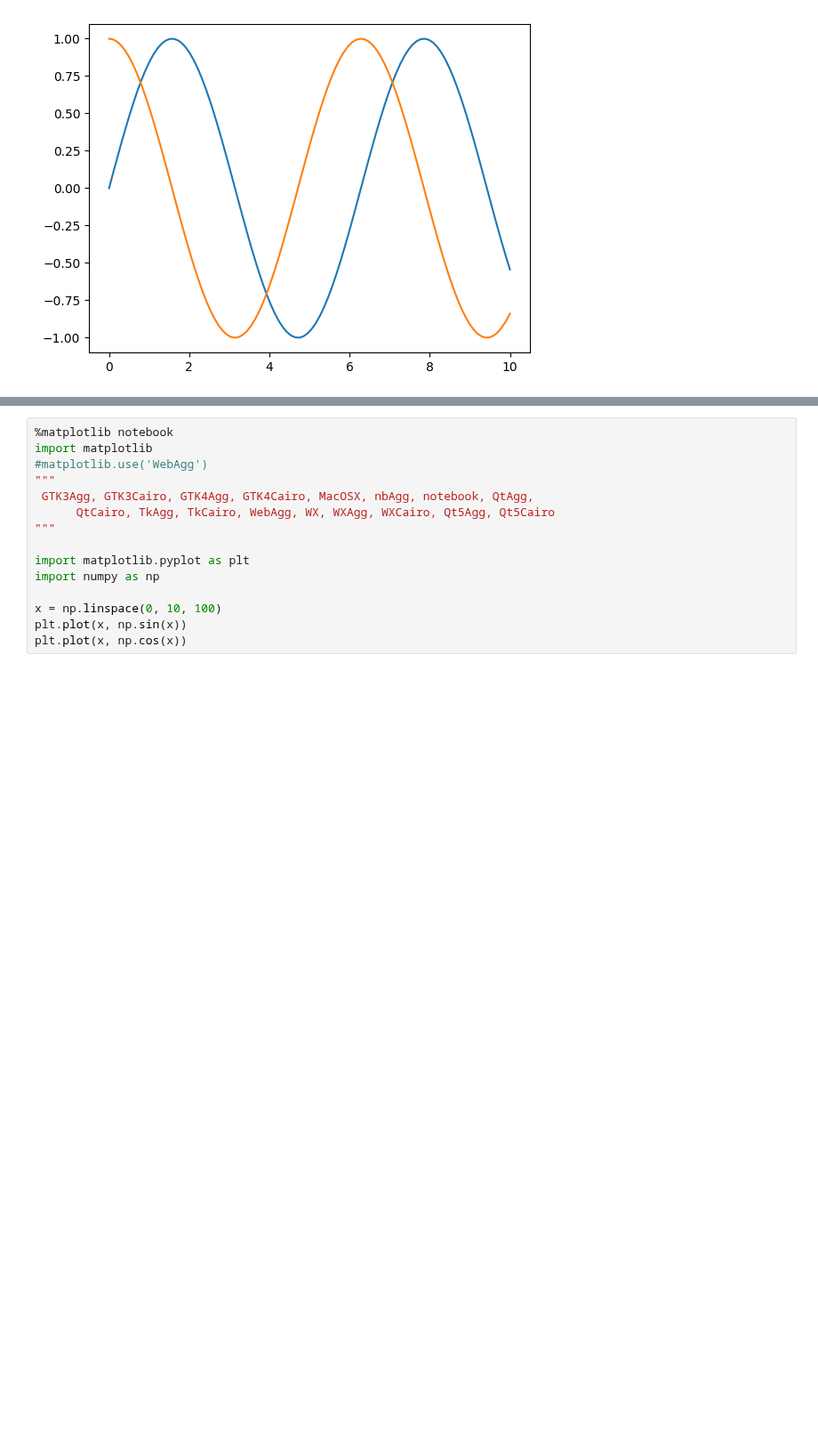
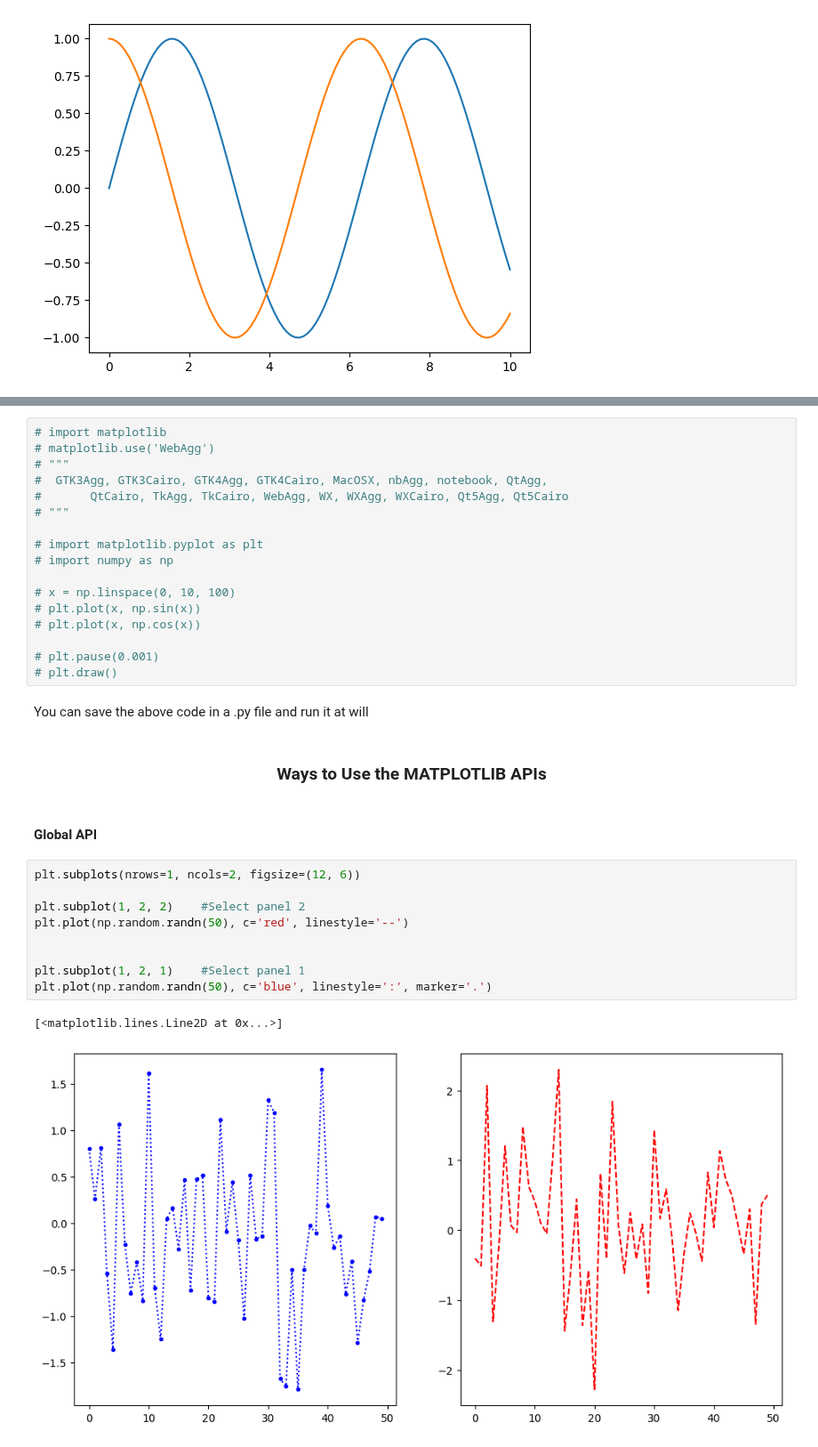
Before and after one commit to Kereophillus/Data_Analysis, a Jupyter notebook: notebooks/10.Matplotlib.ipynb, the cells around one changed output, grey strips where cells are left out. Shown at 89% size. Saved outputs shown, nothing was run; the diff lists cells and outputs as text; blank space fills up the shorter version.

```diff
--- a/notebooks/10.Matplotlib.ipynb
+++ b/notebooks/10.Matplotlib.ipynb
@@ -12,15 +33,35 @@ plt.plot(x, np.cos(x))
 # %%
-%matplotlib notebook
-import matplotlib
-#matplotlib.use('WebAgg')
-"""
- GTK3Agg, GTK3Cairo, GTK4Agg, GTK4Cairo, MacOSX, nbAgg, notebook, QtAgg,
-      QtCairo, TkAgg, TkCairo, WebAgg, WX, WXAgg, WXCairo, Qt5Agg, Qt5Cairo
-"""
+# import matplotlib
+# matplotlib.use('WebAgg')
+# """
+#  GTK3Agg, GTK3Cairo, GTK4Agg, GTK4Cairo, MacOSX, nbAgg, notebook, QtAgg,
+#       QtCairo, TkAgg, TkCairo, WebAgg, WX, WXAgg, WXCairo, Qt5Agg, Qt5Cairo
+# """
 
-import matplotlib.pyplot as plt
-import numpy as np
+# import matplotlib.pyplot as plt
+# import numpy as np
 
-x = np.linspace(0, 10, 100)
-plt.plot(x, np.sin(x))
-plt.plot(x, np.cos(x))
+# x = np.linspace(0, 10, 100)
+# plt.plot(x, np.sin(x))
+# plt.plot(x, np.cos(x))
+
+# plt.pause(0.001)
+# plt.draw()
+# %% [markdown]
+You can save the above code in a .py file and run it at will
+# %% [markdown]
+### <center> Ways to Use the MATPLOTLIB APIs</center>
+# %% [markdown]
+#### Global API
+# %%
+plt.subplots(nrows=1, ncols=2, figsize=(12, 6))
+
+plt.subplot(1, 2, 2)    #Select panel 2
+plt.plot(np.random.randn(50), c='red', linestyle='--')
+
+
+plt.subplot(1, 2, 1)    #Select panel 1
+plt.plot(np.random.randn(50), c='blue', linestyle=':', marker='.')
+# %% [output]
+[<matplotlib.lines.Line2D at 0x...>]
+[figure, added]
```
Also changed, not shown: parts of 32 cells of this notebook, 7 other files.
